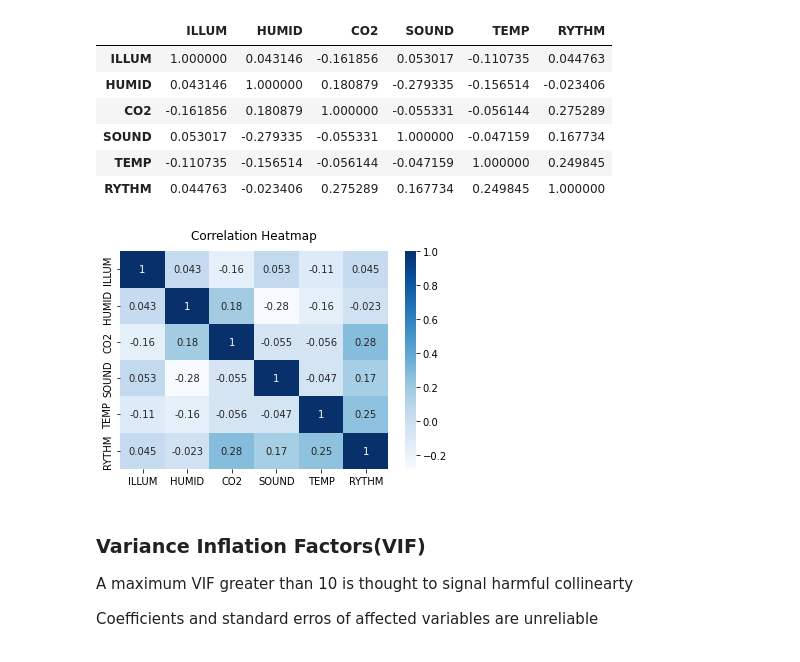
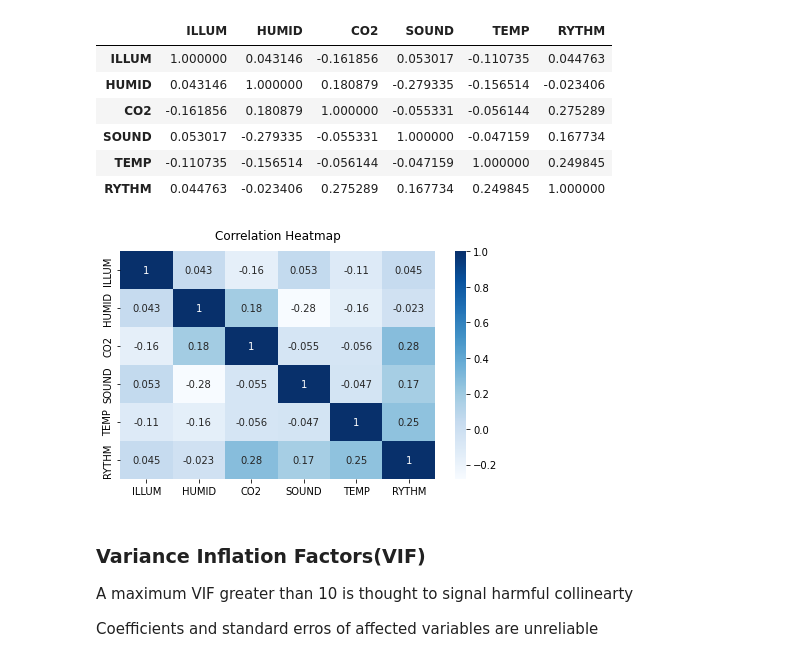
Before and after one commit to dev-JoseAlberto/Linear-Methods-for-Regression, a Jupyter notebook: notebook/notebook-01.ipynb, the cells around one changed output. Drawn from its saved outputs; the diff is of its cells as text; code cells hidden in the pictures.

```diff
--- a/notebook/notebook-01.ipynb
+++ b/notebook/notebook-01.ipynb
@@ -117,13 +136,14 @@ df03.iloc[:,[1,2,3,4,5,6]].corr()
 # %%
 heatmap = sns.heatmap(df03.iloc[:,[1,2,3,4,5,6]].corr(),
 cmap="Blues",
 annot=True)
 heatmap.set_title('Correlation Heatmap',
 fontdict={'fontsize':12},
 pad=12)
+plt.tight_layout()
 plt.show()
 # %% [output]
-[figure, old version]
+[figure, new version]
 # %% [markdown]
 ### Variance Inflation Factors(VIF)
 A maximum VIF greater than 10 is thought to signal harmful collinearty
```
Also changed, not shown: parts of 37 cells of this notebook.
